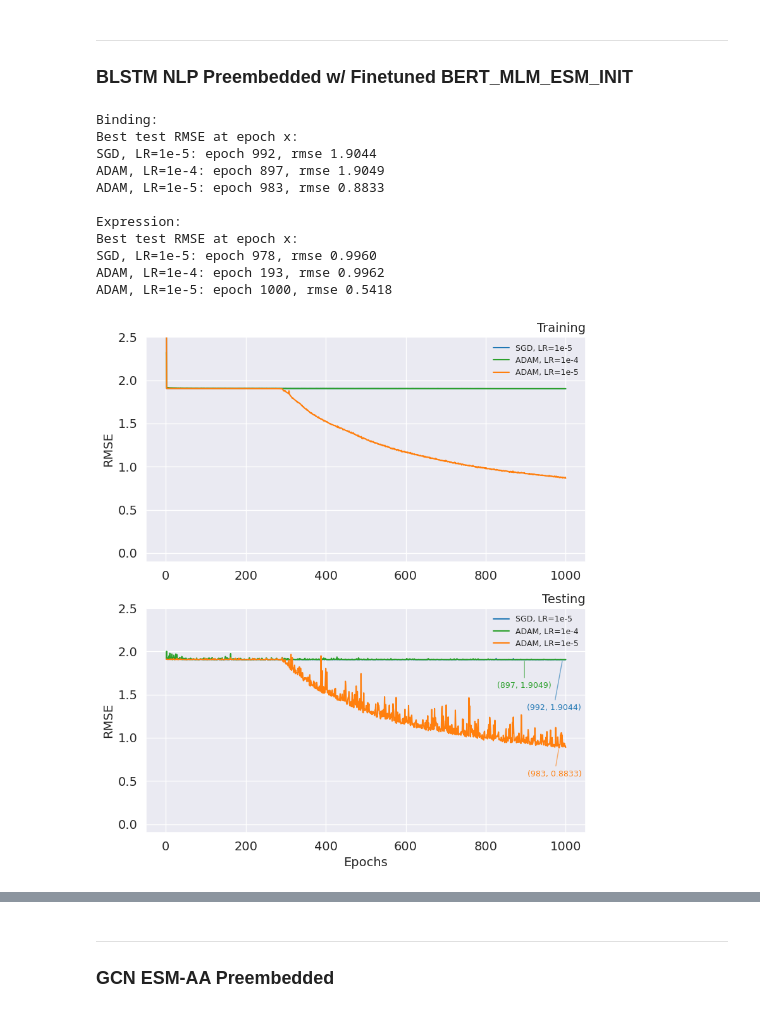
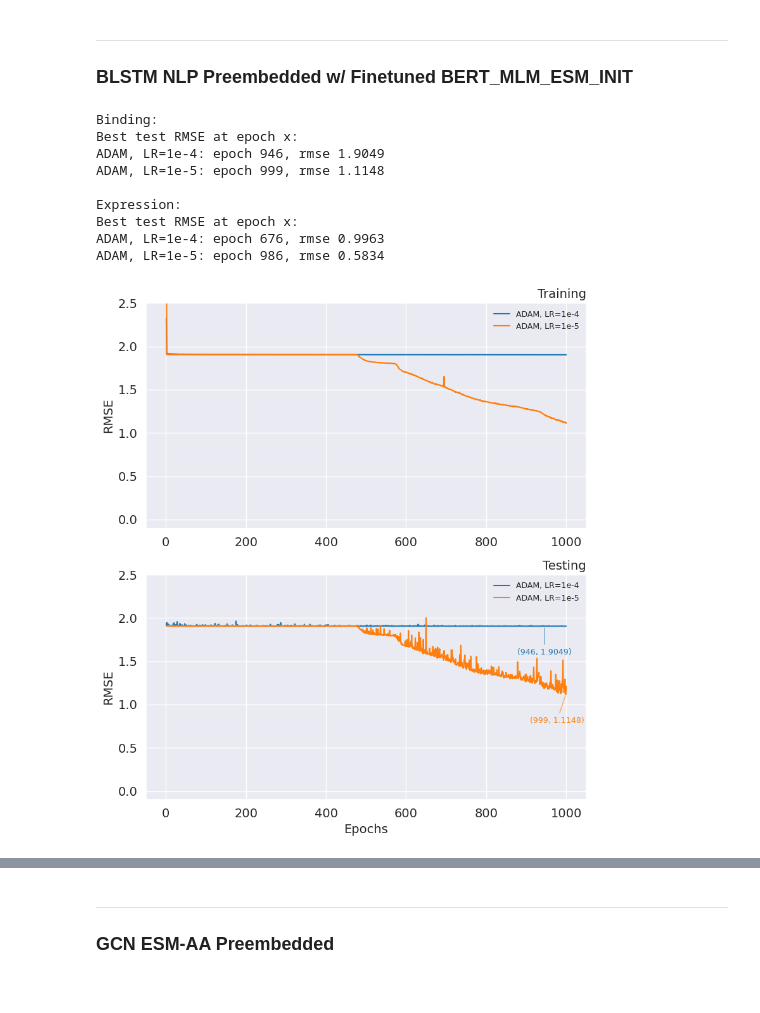
Before and after one commit to stelleg/Spike_NLP, a Jupyter notebook: notebooks/models/finetuning-DMS_OLD-lr_comp.model_results_graphs.ipynb, the cells around one changed output, grey strips where cells are left out. Saved outputs shown, nothing was run; the diff lists cells and outputs as text; code cells hidden in the pictures.

```diff
--- a/notebooks/models/finetuning-DMS_OLD-lr_comp.model_results_graphs.ipynb
+++ b/notebooks/models/finetuning-DMS_OLD-lr_comp.model_results_graphs.ipynb
@@ -438,39 +410,33 @@ ADAM, LR=1e-5: epoch 952, rmse 0.3603
 ---
 ### BLSTM NLP Preembedded w/ Finetuned BERT_MLM_ESM_INIT
 # %%
-b_sgd_lr_1e_neg_5 = "../../results/run_results/blstm-NLP_preembedded/sgd.lr1e-5.blstm-NLP_preembedded-DMS_OLD-binding-2024-11-13_12-00/blstm-NLP_preembedded-DMS_OLD_binding-train_82178_test_20545_metrics.csv"
-b_adam_lr_1e_neg_4 = "../../results/run_results/blstm-NLP_preembedded/adam.lr1e-4.blstm-NLP_preembedded-DMS_OLD-binding-2024-11-23_21-09/blstm-NLP_preembedded-DMS_OLD_binding-train_82178_test_20545_metrics.csv"
-b_adam_lr_1e_neg_5 = "../../results/run_results/blstm-NLP_preembedded/adam.lr1e-5.blstm-NLP_preembedded-DMS_OLD-binding-2024-11-15_23-16/blstm-NLP_preembedded-DMS_OLD_binding-train_82178_test_20545_metrics.csv"
+b_adam_lr_1e_neg_4 = "../../results/run_results/blstm-NLP_preembedded/adam.lr1e-04.blstm-NLP_preembedded-DMS_OLD-binding-2024-12-05_11-05/blstm-NLP_preembedded-DMS_OLD_binding-train_82178_test_20545_metrics.csv"
+b_adam_lr_1e_neg_5 = "../../results/run_results/blstm-NLP_preembedded/adam.lr1e-05.blstm-NLP_preembedded-DMS_OLD-binding-2024-12-05_04-05/blstm-NLP_preembedded-DMS_OLD_binding-train_82178_test_20545_metrics.csv"
 comparison_file = "../../results/plots/model_comparisons/finetuning/lr_comp/blstm-nlp_preembedded.binding"
 b_coords = {
-    "SGD, LR:1e-5": (-10, -50),
     "ADAM, LR:1e-4": (0,-25),
+    "ADAM, LR:1e-5": (-10,-25)
+}
+print("Binding:")
+plot_comparative_lr_log_file(b_adam_lr_1e_neg_4, b_adam_lr_1e_neg_5, b_coords, f"{comparison_file}.model_comp.pdf")
+
+e_adam_lr_1e_neg_4 = "../../results/run_results/blstm-NLP_preembedded/adam.lr1e-04.blstm-NLP_preembedded-DMS_OLD-expression-2024-12-05_11-04/blstm-NLP_preembedded-DMS_OLD_expression-train_82178_test_20545_metrics.csv"
+e_adam_lr_1e_neg_5 = "../../results/run_results/blstm-NLP_preembedded/adam.lr1e-05.blstm-NLP_preembedded-DMS_OLD-expression-2024-12-05_04-06/blstm-NLP_preembedded-DMS_OLD_expression-train_82178_test_20545_metrics.csv"
+comparison_file = "../../results/plots/model_comparisons/finetuning/lr_comp/blstm-nlp_preembedded.expression"
+e_coords = {
+    "ADAM, LR:1e-4": (0,-50),
     "ADAM, LR:1e-5": (-5,-25)
 }
-print("Binding:")
-plot_comparative_lr_log_file(b_sgd_lr_1e_neg_5, b_adam_lr_1e_neg_4, b_adam_lr_1e_neg_5, b_coords, f"{comparison_file}.model_comp.pdf")
-
-e_sgd_lr_1e_neg_5 = "../../results/run_results/blstm-NLP_preembedded/sgd.lr1e-5.blstm-NLP_preembedded-DMS_OLD-expression-2024-11-13_12-00/blstm-NLP_preembedded-DMS_OLD_expression-train_82178_test_20545_metrics.csv"
-e_adam_lr_1e_neg_4 = "../../results/run_results/blstm-NLP_preembedded/adam.lr1e-4.blstm-NLP_preembedded-DMS_OLD-expression-2024-11-23_20-54/blstm-NLP_preembedded-DMS_OLD_expression-train_82178_test_20545_metrics.csv"
-e_adam_lr_1e_neg_5 = "../../results/run_results/blstm-NLP_preembedded/adam.lr1e-5.blstm-NLP_preembedded-DMS_OLD-expression-2024-11-15_23-17/blstm-NLP_preembedded-DMS_OLD_expression-train_82178_test_20545_metrics.csv"
-comparison_file = "../../results/plots/model_comparisons/finetuning/lr_comp/blstm-nlp_preembedded.expression"
-e_coords = {
-    "SGD, LR:1e-5": (0, 50),
-    "ADAM, LR:1e-4": (0,-25),
-    "ADAM, LR:1e-5": (-15,-25)
-}
 print("\nExpression:")
-plot_comparative_lr_log_file(e_sgd_lr_1e_neg_5,e_adam_lr_1e_neg_4, e_adam_lr_1e_neg_5, e_coords, f"{comparison_file}.model_comp.pdf")
+plot_comparative_lr_log_file(e_adam_lr_1e_neg_4, e_adam_lr_1e_neg_5, e_coords, f"{comparison_file}.model_comp.pdf")
 # %% [output]
 Binding:
 Best test RMSE at epoch x:
-SGD, LR=1e-5: epoch 992, rmse 1.9044
-ADAM, LR=1e-4: epoch 897, rmse 1.9049
-ADAM, LR=1e-5: epoch 983, rmse 0.8833
+ADAM, LR=1e-4: epoch 946, rmse 1.9049
+ADAM, LR=1e-5: epoch 999, rmse 1.1148
 
 Expression:
 Best test RMSE at epoch x:
-SGD, LR=1e-5: epoch 978, rmse 0.9960
-ADAM, LR=1e-4: epoch 193, rmse 0.9962
-ADAM, LR=1e-5: epoch 1000, rmse 0.5418
+ADAM, LR=1e-4: epoch 676, rmse 0.9963
+ADAM, LR=1e-5: epoch 986, rmse 0.5834
-[figure, old version]
+[figure, new version]
```
Also changed, not shown: parts of 14 cells of this notebook, 44 other files.
